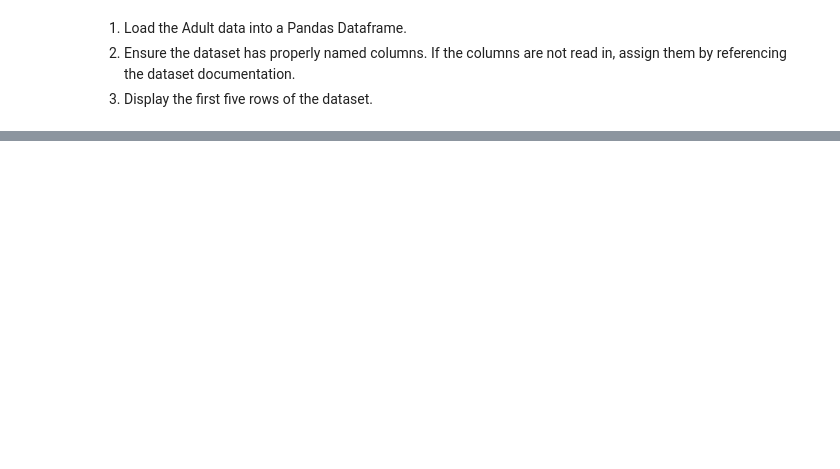
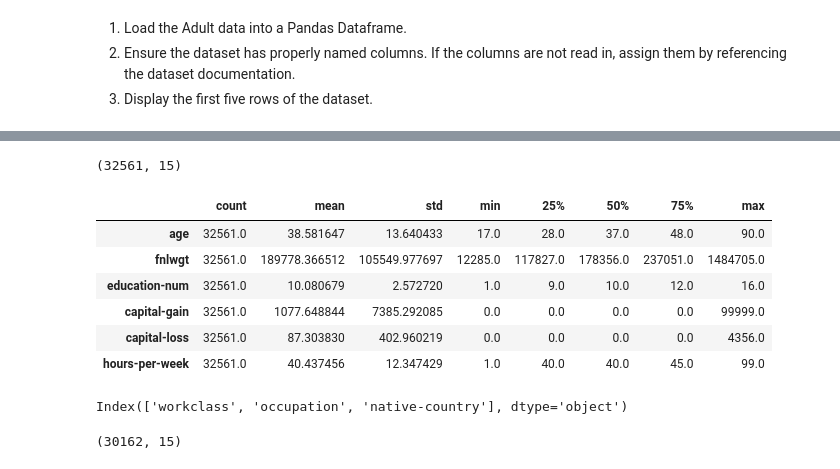
Before and after one commit to na-learning/ML-DeepLearning, a Jupyter notebook: Deep_Learning.ipynb, the cells around one changed output, grey strips where cells are left out. Drawn from its saved outputs; the diff is of its cells as text; code cells hidden in the pictures; blank space fills up the shorter version.

```diff
--- a/Deep_Learning.ipynb
+++ b/Deep_Learning.ipynb
@@ -39,12 +39,13 @@ from sklearn.pipeline import Pipeline
 2. Ensure the dataset has properly named columns. If the columns are not read in, assign them by referencing the dataset documentation.
 3. Display the first five rows of the dataset.
 # %%
+# Download the dataset and load it into a pandas DataFrame
 DATA_PATH = 'https://archive.ics.uci.edu/ml/machine-learning-databases/adult/adult.data'
-
 df = pd.read_csv(DATA_PATH, index_col=False, header=None, names=['age', 'workclass', 'fnlwgt', 'education', 'education-num', 'marital-status', 'occupation', 'relationship',
-                                                'race', 'sex', 'capital-gain', 'capital-loss', 'hours-per-week', 'native-country', 'class'
+                                                'race', 'sex', 'capital-gain', 'capital-loss', 'hours-per-week', 'native-country', 'income'
                                                 ])
 
+# Display the first few rows of the DataFrame
 print(df.head())
 # %% [output]
    age          workclass  fnlwgt   education  education-num  \
@@ -69,0 +77,39 @@ print(df.head())
+# %%
+print(df.shape)
+
+df.describe().T
+
+# print(df[df.workclass.str.strip() == '?'])
+
+# null values seem to be represented by '?'
+# %% [output]
+(32561, 15)
+|  | count | mean | std | min | 25% | 50% | 75% | max |
+| age | 32561.0 | 38.581647 | 13.640433 | 17.0 | 28.0 | 37.0 | 48.0 | 90.0 |
+| fnlwgt | 32561.0 | 189778.366512 | 105549.977697 | 12285.0 | 117827.0 | 178356.0 | 237051.0 | 1484705.0 |
+| education-num | 32561.0 | 10.080679 | 2.572720 | 1.0 | 9.0 | 10.0 | 12.0 | 16.0 |
+| capital-gain | 32561.0 | 1077.648844 | 7385.292085 | 0.0 | 0.0 | 0.0 | 0.0 | 99999.0 |
+| capital-loss | 32561.0 | 87.303830 | 402.960219 | 0.0 | 0.0 | 0.0 | 0.0 | 4356.0 |
+| hours-per-week | 32561.0 | 40.437456 | 12.347429 | 1.0 | 40.0 | 40.0 | 45.0 | 99.0 |
+# %%
+# Looks like a space char is causing issues when replacing, so will apply strip
+cols = df.select_dtypes(object).columns
+df[cols] = df[cols].apply(lambda x: x.str.strip())
+
+df[df == '?'] = np.nan
+# df.info()
+
+# Columns having null values
+null_cols = df.columns[df.isna().any()]
+print(null_cols)
+
+# workclass, occupation, native-country are having NULL values
+# %% [output]
+Index(['workclass', 'occupation', 'native-country'], dtype='object')
+# %%
+# Find all NULL values and drop them
+
+df = df.dropna(axis=0)
+print(df.shape)
+# %% [output]
+(30162, 15)
```
Also changed, not shown: parts of 19 cells of this notebook.
